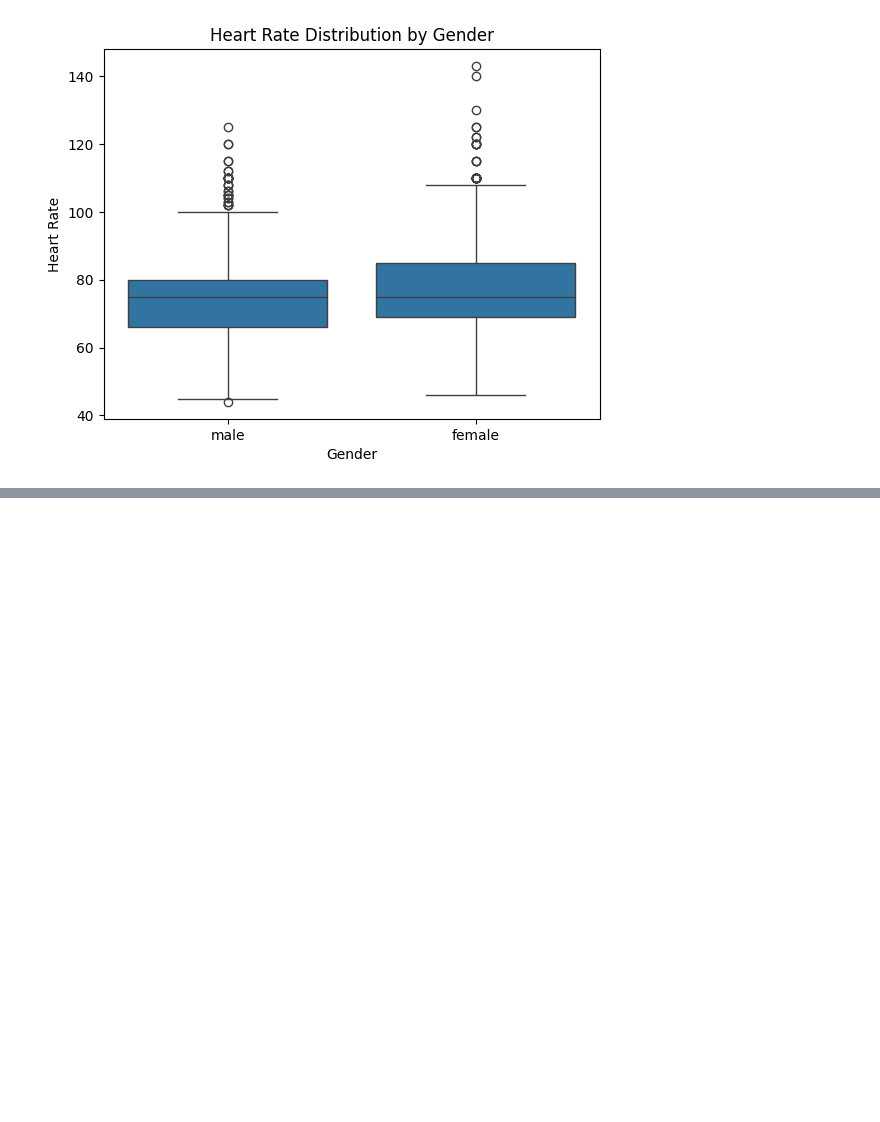
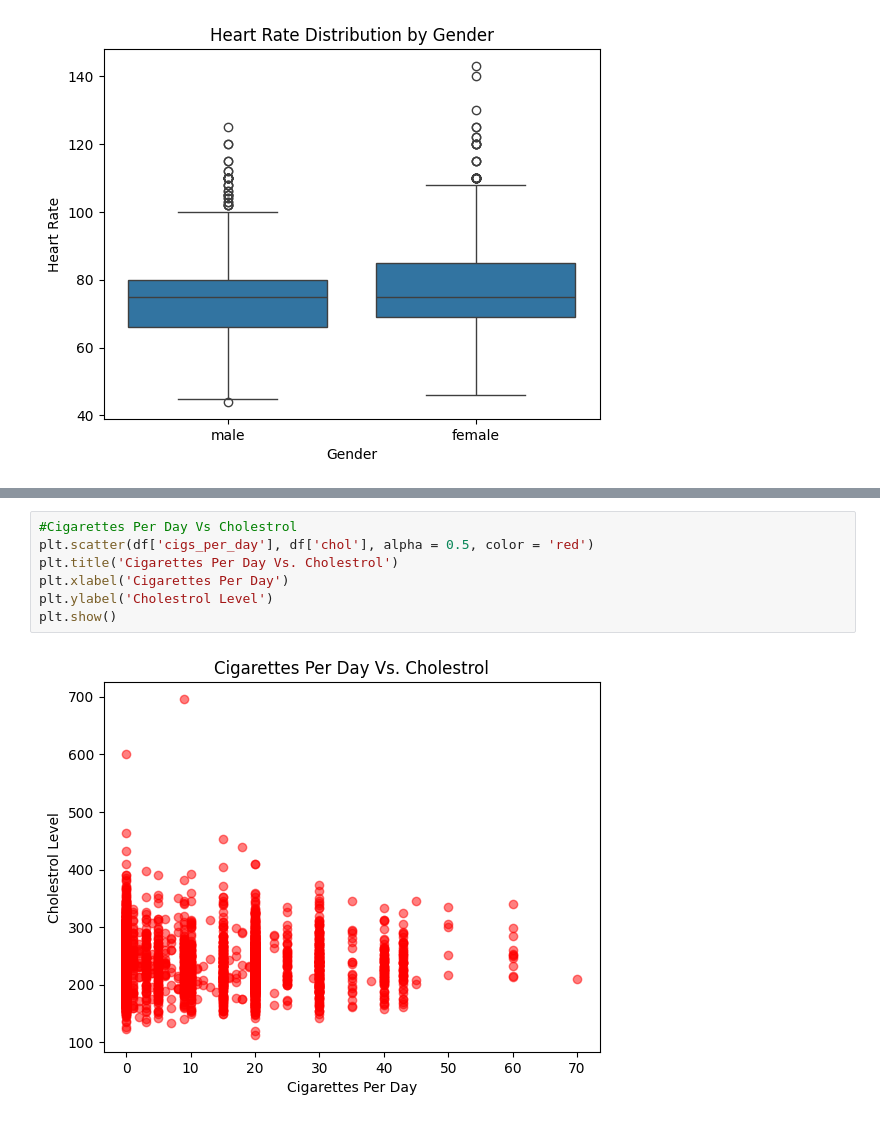
Before and after one commit to 254Bit/SmokersHealthData, a Jupyter notebook: smokers_data.ipynb, the cells around one changed output, grey strips where cells are left out. Drawn from its saved outputs; the diff is of its cells as text; blank space fills up the shorter version.

```diff
--- a/smokers_data.ipynb
+++ b/smokers_data.ipynb
@@ -161,0 +198,9 @@ plt.show()
+# %%
+#Cigarettes Per Day Vs Cholestrol
+plt.scatter(df['cigs_per_day'], df['chol'], alpha = 0.5, color = 'red')
+plt.title('Cigarettes Per Day Vs. Cholestrol')
+plt.xlabel('Cigarettes Per Day')
+plt.ylabel('Cholestrol Level')
+plt.show()
+# %% [output]
+[figure, added]
```
Also changed, not shown: parts of 3 cells of this notebook.
